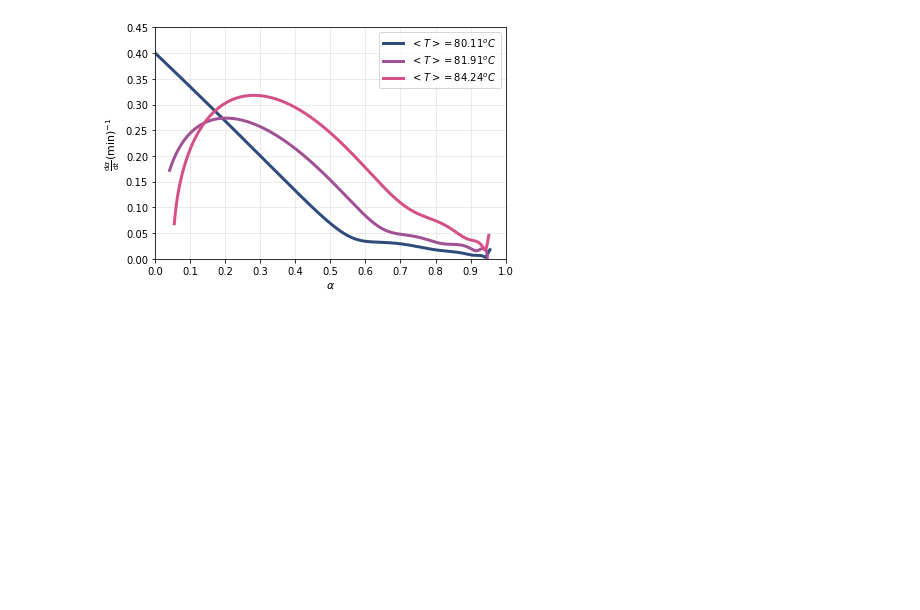
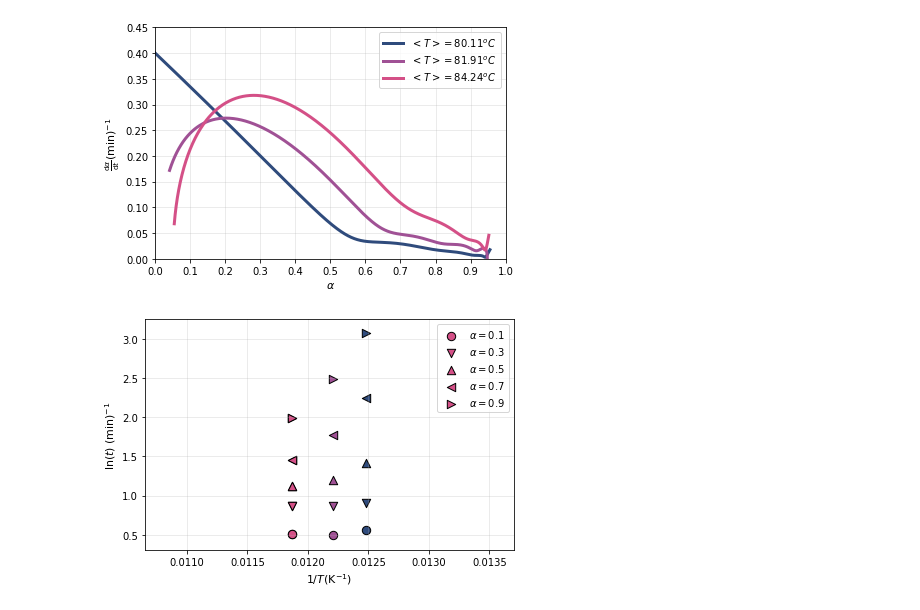
Before and after one commit to vasilogi/COMF, a Jupyter notebook: iso-analysis.ipynb, the cells around one changed output. Drawn from its saved outputs; the diff is of its cells as text; code cells hidden in the pictures; blank space fills up the shorter version.

Commit message:
isoconversional plot for illustration

```diff
--- a/iso-analysis.ipynb
+++ b/iso-analysis.ipynb
@@ -433,0 +370,61 @@ if not os.path.isfile(os.path.join(overall_path,plotname)):
+# %%
+# INTEGRAL ISOCONVERSIONAL METHOD FOR ILLUSTRATION PURPOSES
+# Plot the natural logarithm of time over the inverse temperature
+
+for indx, exp_data in enumerate(data):
+
+    # the conversion fraction levels that the reaction rate will be calculated for
+    a_levels = [0.1, 0.3, 0.5, 0.7, 0.9]
+    # the corresponding times
+    t_levels = [exp_data.t_poly(i) for i in a_levels]
+
+    # t_locations = the locations in the "normal fit" arrays
+    #               that correspond to the above defined times
+    t_locations = []
+    for i in t_levels:
+        t_norm = [abs(i-j) for j in exp_data.t_nrmfit]
+        t_loc  = np.argmin(t_norm)
+        t_locations.append(t_loc)
+
+    y = [] # it will hold the inverse temperature [size(t_location)]
+    x = [] # it will hold the natural logarithm of the reaction rate [size(t_location)]
+
+    for ti in t_locations:
+        # calculate the reactin rate for a particular conversion level
+        y.append(exp_data.t_nrmfit[ti])
+        # draw out the corresponding temperature
+        x.append(np.mean(exp_data.temperature))
+
+    x = [1.0/i for i in x]
+    y = [np.log(i) for i in y]
+
+    for i in range(len(t_locations)):
+        # comment: in this plot the temperature remains the same so as y[i]
+        #          fills up the graph with reaction rates at different conversions
+        #          the different colours correspond to different temperatures
+        #          while the different marker styles correspond to different conversion levels
+        plt.scatter(x[i],y[i],c=palette[indx],marker=filled_markers[i],s=70,edgecolors='black')
+
+
+# Plot legends
+for i in range(len(t_locations)):
+    plt.scatter(x[i],y[i],c=palette[indx],marker=filled_markers[i],s=70,edgecolors='black', label=r'$\alpha ='+str(a_levels[i])+' $')
+
+# limits for the graph to have it more generic
+T_lim = []
+
+for indx, exp_data in enumerate(data):
+    T_lim.append(np.mean(exp_data.temperature))
+
+T_lim = [1.0/i for i in T_lim]
+
+plt.xlabel(r'$  1/T \mathrm{(K^{-1})} $', fontsize=graph_fontsize)
+plt.ylabel(r'$ \ln{ (t) } $ $\mathrm{('+data[0].time_units+')^{-1}} $', fontsize=graph_fontsize)
+xmin = np.min(T_lim)-0.1*np.mean(T_lim)
+xmax = np.max(T_lim)+0.1*np.mean(T_lim)
+plt.xlim(xmin,xmax)
+plt.grid(b=True, which='major', axis='both', alpha=0.3)
+plt.legend()
+plt.tight_layout()
+# %% [output]
+[figure, added]
```
Also changed, not shown: parts of 3 cells of this notebook.
